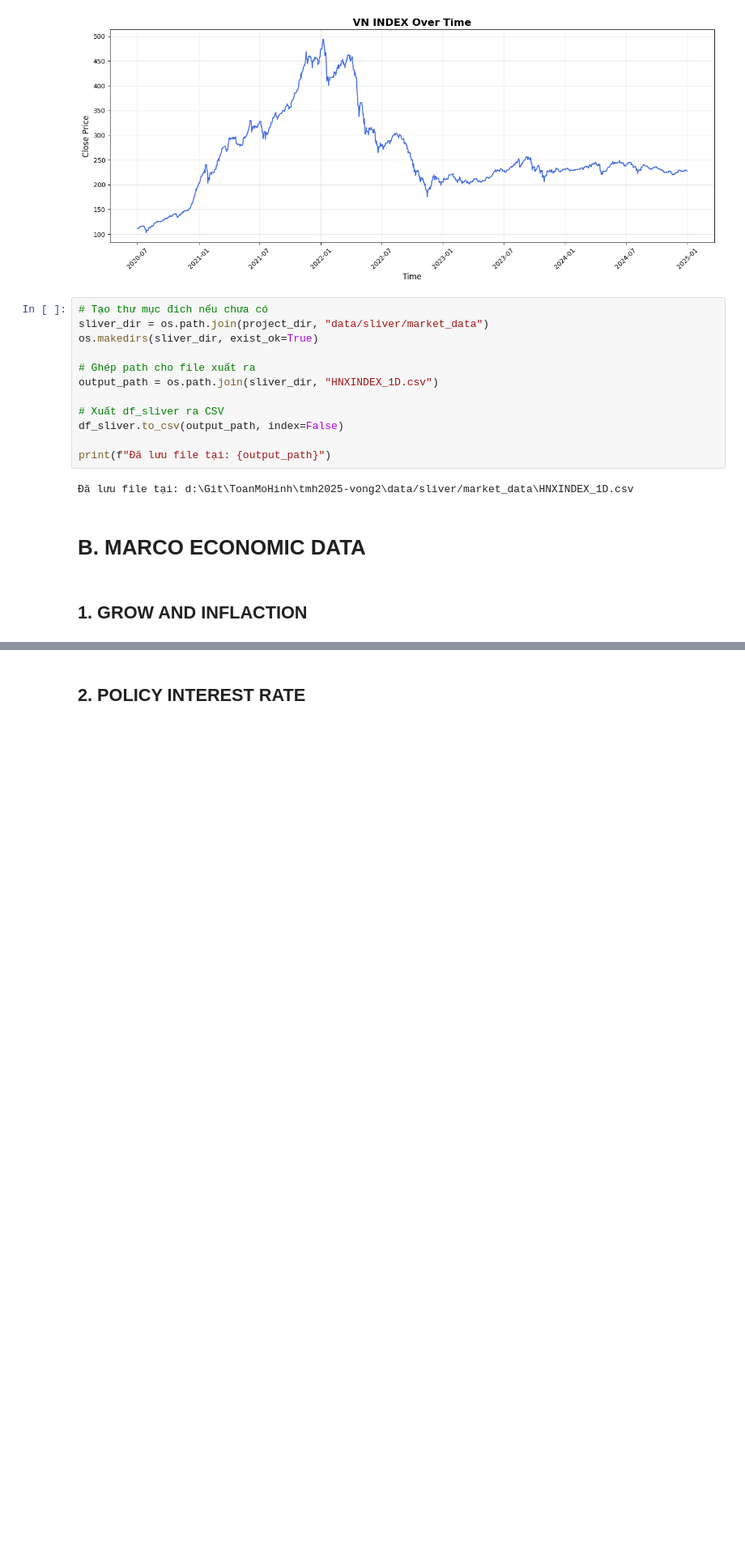
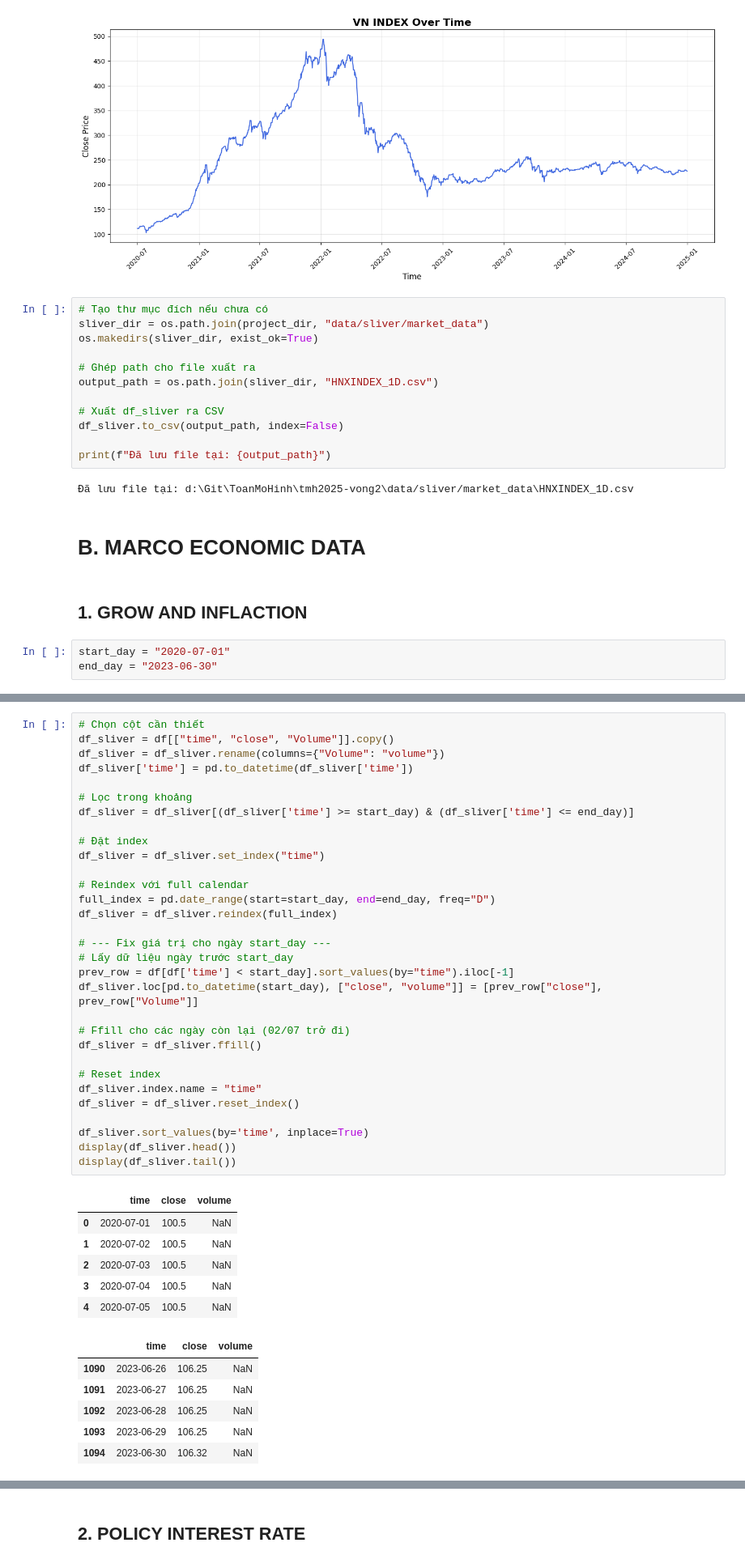
Before and after one commit to nguyenlog205/tmh2025-vong2, a Jupyter notebook: notebook/Market_Data_Processing_and_Visualization.ipynb, the cells around one changed output, grey strips where cells are left out. Shown at 81% size. Cells and saved outputs as stored; diff of their text form; blank space fills up the shorter version.

```diff
--- a/notebook/Market_Data_Processing_and_Visualization.ipynb
+++ b/notebook/Market_Data_Processing_and_Visualization.ipynb
@@ -784,3 +784,6 @@ print(f"Đã lưu file tại: {output_path}")
 # B. MARCO ECONOMIC DATA
 # %% [markdown]
 ## 1. GROW AND INFLACTION
+# %%
+start_day = "2020-07-01"
+end_day = "2023-06-30"
@@ -786,0 +826,44 @@ print(f"Đã lưu file tại: {output_path}")
+# %%
+# Chọn cột cần thiết
+df_sliver = df[["time", "close", "Volume"]].copy()
+df_sliver = df_sliver.rename(columns={"Volume": "volume"})
+df_sliver['time'] = pd.to_datetime(df_sliver['time'])
+
+# Lọc trong khoảng
+df_sliver = df_sliver[(df_sliver['time'] >= start_day) & (df_sliver['time'] <= end_day)]
+
+# Đặt index
+df_sliver = df_sliver.set_index("time")
+
+# Reindex với full calendar
+full_index = pd.date_range(start=start_day, end=end_day, freq="D")
+df_sliver = df_sliver.reindex(full_index)
+
+# --- Fix giá trị cho ngày start_day ---
+# Lấy dữ liệu ngày trước start_day
+prev_row = df[df['time'] < start_day].sort_values(by="time").iloc[-1]
+df_sliver.loc[pd.to_datetime(start_day), ["close", "volume"]] = [prev_row["close"], prev_row["Volume"]]
+
+# Ffill cho các ngày còn lại (02/07 trở đi)
+df_sliver = df_sliver.ffill()
+
+# Reset index
+df_sliver.index.name = "time"
+df_sliver = df_sliver.reset_index()
+
+df_sliver.sort_values(by='time', inplace=True)
+display(df_sliver.head())
+display(df_sliver.tail())
+# %% [output]
+|  | time | close | volume |
+| 0 | 2020-07-01 | 100.5 | NaN |
+| 1 | 2020-07-02 | 100.5 | NaN |
+| 2 | 2020-07-03 | 100.5 | NaN |
+| 3 | 2020-07-04 | 100.5 | NaN |
+| 4 | 2020-07-05 | 100.5 | NaN |
+|  | time | close | volume |
+| 1090 | 2023-06-26 | 106.25 | NaN |
+| 1091 | 2023-06-27 | 106.25 | NaN |
+| 1092 | 2023-06-28 | 106.25 | NaN |
+| 1093 | 2023-06-29 | 106.25 | NaN |
+| 1094 | 2023-06-30 | 106.32 | NaN |
```
Also changed, not shown: parts of 14 cells of this notebook, 13 other files.
